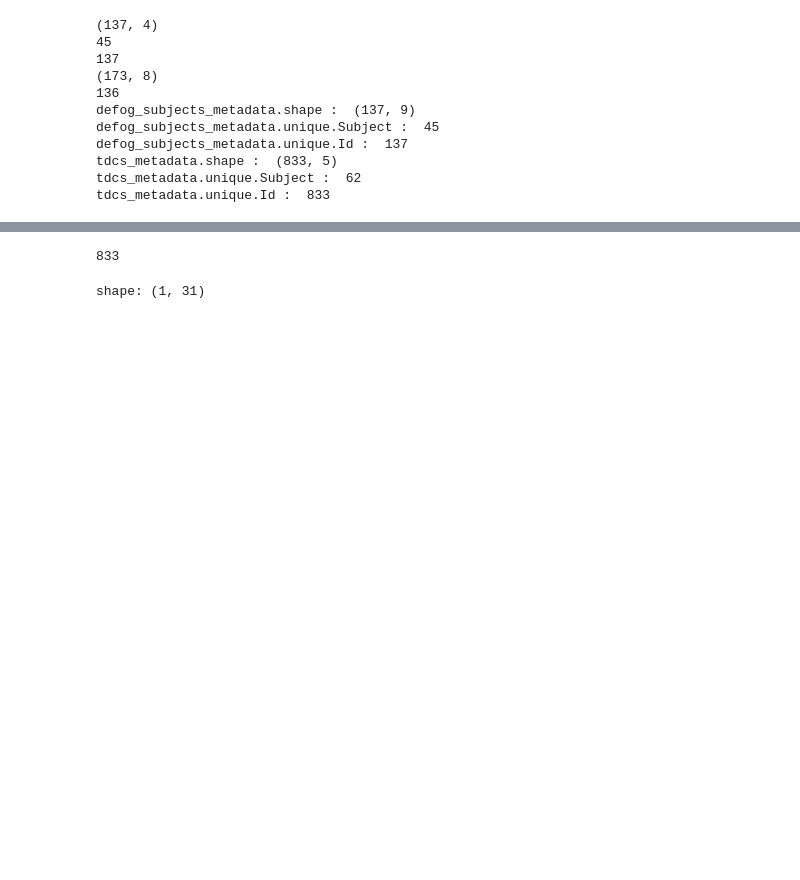
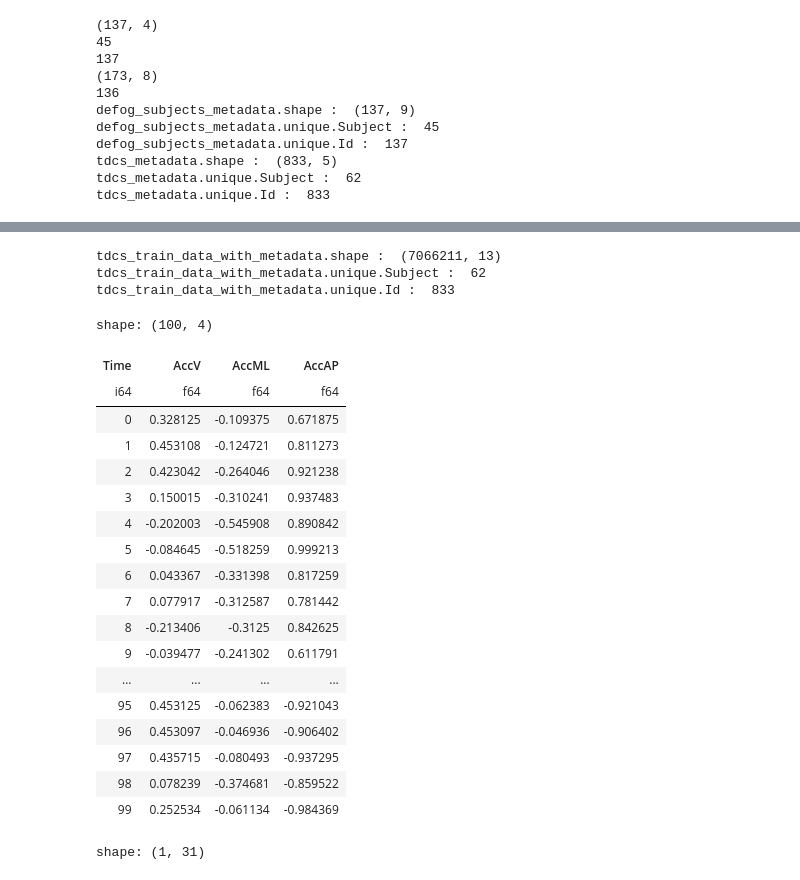
Before and after one commit to sumaniitm/parkinsons-freezing-gait-prediction, a Jupyter notebook: eda-on-data-using-polars.ipynb, the cells around one changed output, grey strips where cells are left out. Saved outputs shown, nothing was run; the diff lists cells and outputs as text; code cells hidden in the pictures; blank space fills up the shorter version.

```diff
--- a/eda-on-data-using-polars.ipynb
+++ b/eda-on-data-using-polars.ipynb
@@ -213,9 +217,11 @@ tdcs_train_data_with_metadata.shape
-# %%
-#tdcs_train_data_with_metadata.head(100)
-
-print(tdcs_train_data_with_metadata.select('Id').n_unique())
-# %% [output]
-833
+# %%
+print('tdcs_train_data_with_metadata.shape : ', tdcs_train_data_with_metadata.shape)
+print('tdcs_train_data_with_metadata.unique.Subject : ', tdcs_train_data_with_metadata.select('Subject').n_unique())
+print('tdcs_train_data_with_metadata.unique.Id : ', tdcs_train_data_with_metadata.select('Id').n_unique())
+# %% [output]
+tdcs_train_data_with_metadata.shape :  (7066211, 13)
+tdcs_train_data_with_metadata.unique.Subject :  62
+tdcs_train_data_with_metadata.unique.Id :  833
 # %%
 defog_train_data_with_metadata.write_parquet('/kaggle/working/defog_train_data_with_metadata.parquet')
 tdcs_train_data_with_metadata.write_parquet('/kaggle/working/tdcs_train_data_with_metadata.parquet')
@@ -224,3 +228,27 @@ defog_train_data_with_metadata = pl.read_parquet('/kaggle/input/defog-train-data
+# %%
+unlabeled = pl.read_parquet('/kaggle/input/tlvmc-parkinsons-freezing-gait-prediction/unlabeled/00c4c9313d.parquet')
+# %%
+unlabeled.head(100)
+# %% [output]
+shape: (100, 4)
+| Time | AccV | AccML | AccAP |
+| i64 | f64 | f64 | f64 |
+| 0 | 0.328125 | -0.109375 | 0.671875 |
+| 1 | 0.453108 | -0.124721 | 0.811273 |
+| 2 | 0.423042 | -0.264046 | 0.921238 |
+| 3 | 0.150015 | -0.310241 | 0.937483 |
+| 4 | -0.202003 | -0.545908 | 0.890842 |
+| 5 | -0.084645 | -0.518259 | 0.999213 |
+| 6 | 0.043367 | -0.331398 | 0.817259 |
+| 7 | 0.077917 | -0.312587 | 0.781442 |
+| 8 | -0.213406 | -0.3125 | 0.842625 |
+| 9 | -0.039477 | -0.241302 | 0.611791 |
+| ... | ... | ... | ... |
+| 95 | 0.453125 | -0.062383 | -0.921043 |
+| 96 | 0.453097 | -0.046936 | -0.906402 |
+| 97 | 0.435715 | -0.080493 | -0.937295 |
+| 98 | 0.078239 | -0.374681 | -0.859522 |
+| 99 | 0.252534 | -0.061134 | -0.984369 |
 # %%
 defog_train_data_with_metadata.select(pl.col('Task')).unique().transpose()
 # %% [output]
```
Also changed, not shown: parts of 8 cells of this notebook.
